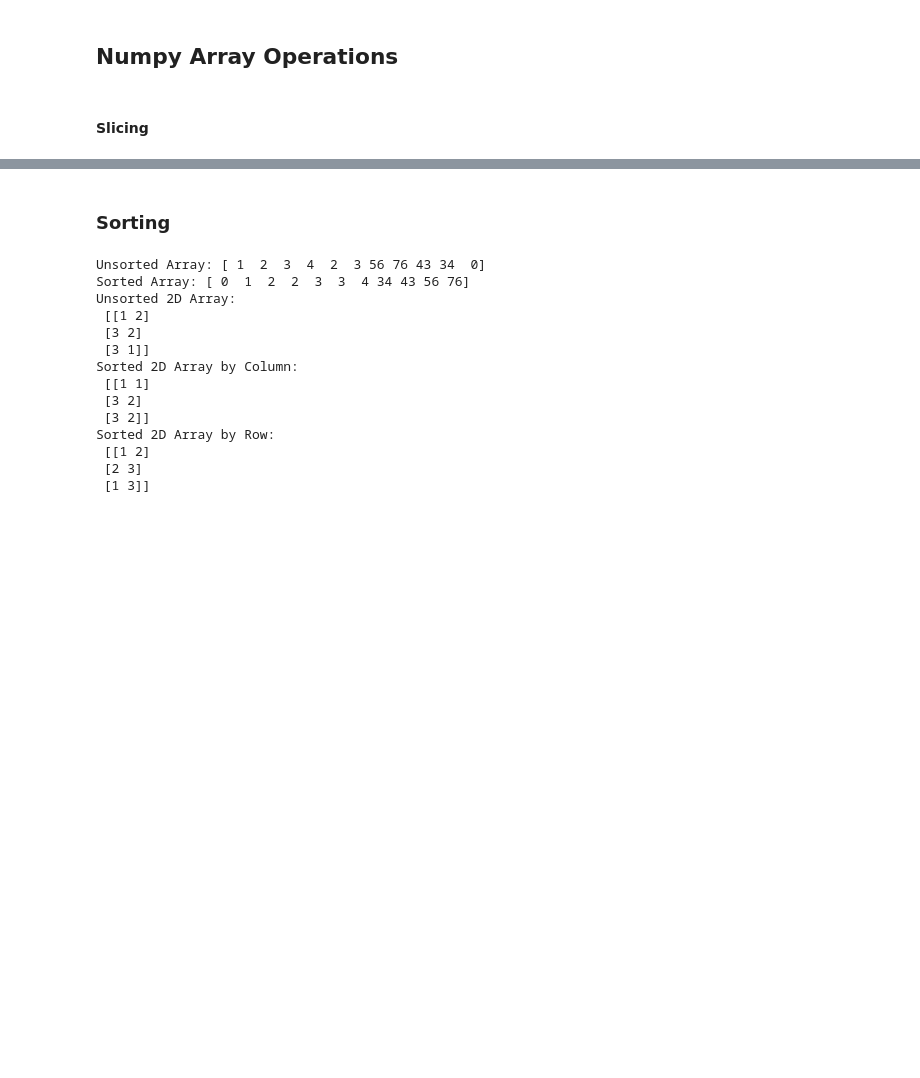
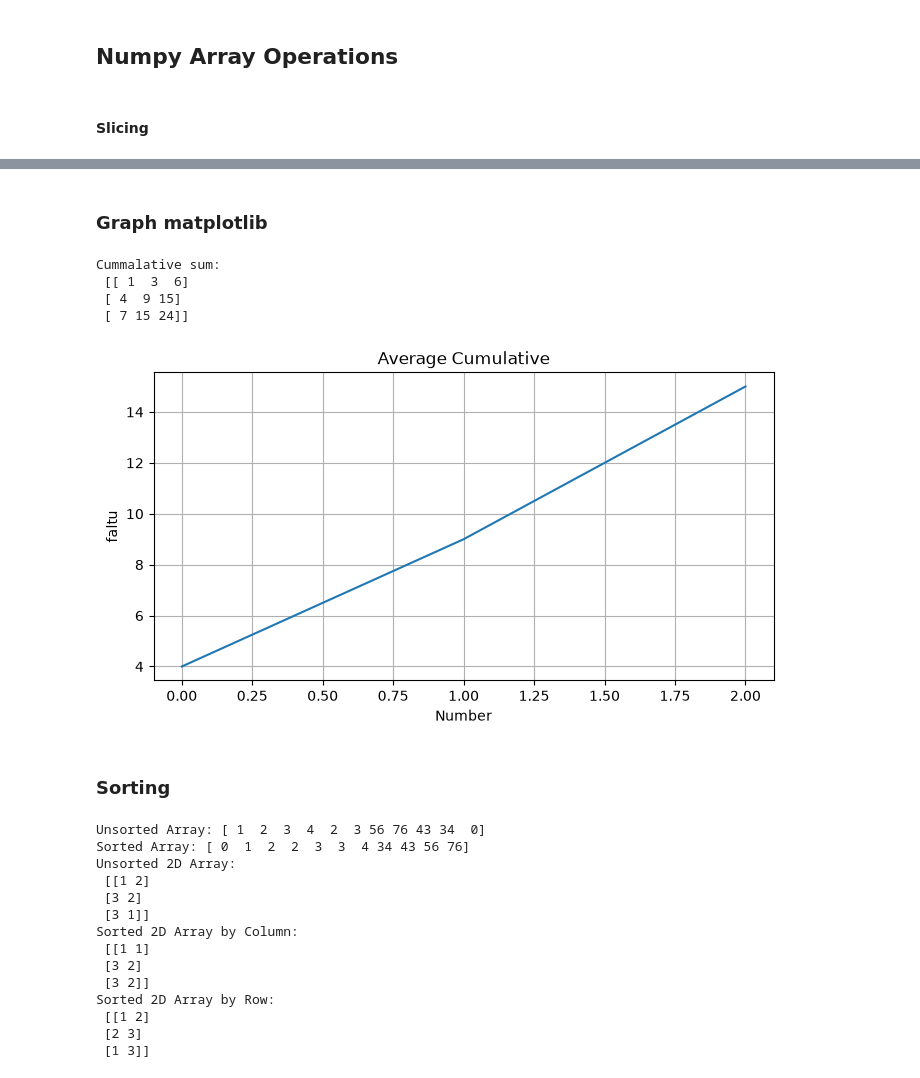
Before and after one commit to amanjeetkumar22/python_practice-, a Jupyter notebook: numpy/Basics/phase11.ipynb, the cells around one changed output, grey strips where cells are left out. Cells and saved outputs as stored; diff of their text form; code cells hidden in the pictures; blank space fills up the shorter version.

```diff
--- a/numpy/Basics/phase11.ipynb
+++ b/numpy/Basics/phase11.ipynb
@@ -189,0 +268,20 @@ Specific Element: [3 6 9]
+# %%
+print("Array\n",arr_2d)
+
+min=np.min(arr_2d[:,1:], axis = 1) #all rows : except 0th : end tak
+print("Min Data\n",min) ## axis 1 taking all rows
+
+min1=np.min(arr_2d[:,1:], axis = 0) #all rows : except 0th : end tak
+print("Min Data\n",min1) ## axis 0 taking only
+
+# max=np.max(arr_2d[:, :], axis = 0) #all rows : all column : end tak
+max=np.max(arr_2d, axis = 0) #all rows : all column : end tak
+print("Max Data\n",max) ## axis 0 taking only
+
+avg = np.mean(arr_2d,axis=0)
+print("column wise Average:",avg)
+avg = np.mean(arr_2d,axis=1)
+print("Row wise Average:",avg)
+
+cum_sum=np.cumsum(arr_2d,axis=1)
+print("Cummulative sum:\n",cum_sum)
@@ -190,3 +305,21 @@ Specific Element: [3 6 9]
+# %% [markdown]
+### Graph matplotlib
+# %%
+print("Cummalative sum:\n",cum_sum)
+
+plt.figure(figsize=(8,4))
+plt.plot(np.mean(cum_sum,axis=0))
+plt.title("Average Cumulative")
+plt.xlabel("Number")
+plt.ylabel("faltu")
+plt.grid(True)
+plt.show()
+# %% [output]
+Cummalative sum:
+ [[ 1  3  6]
+ [ 4  9 15]
+ [ 7 15 24]]
+[figure, added]
 # %% [markdown]
 ### Sorting
 # %%
```
Also changed, not shown: parts of 10 cells of this notebook, 1 other file.
